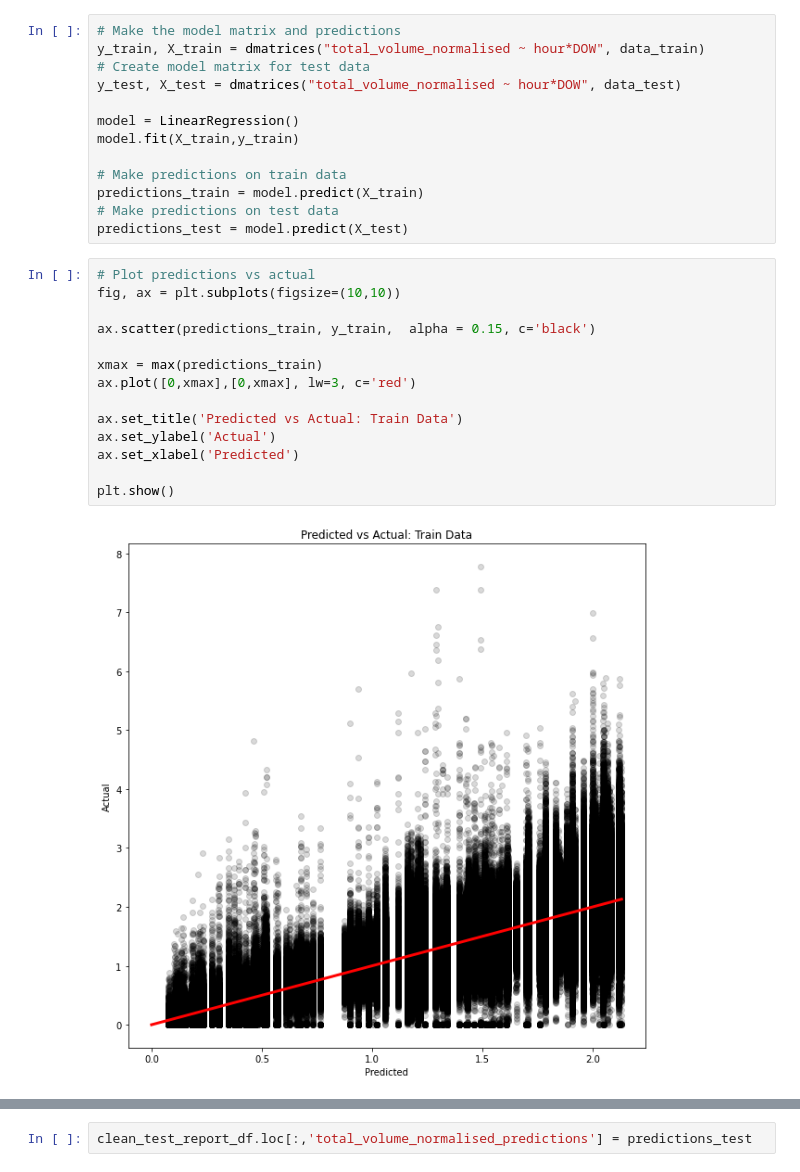
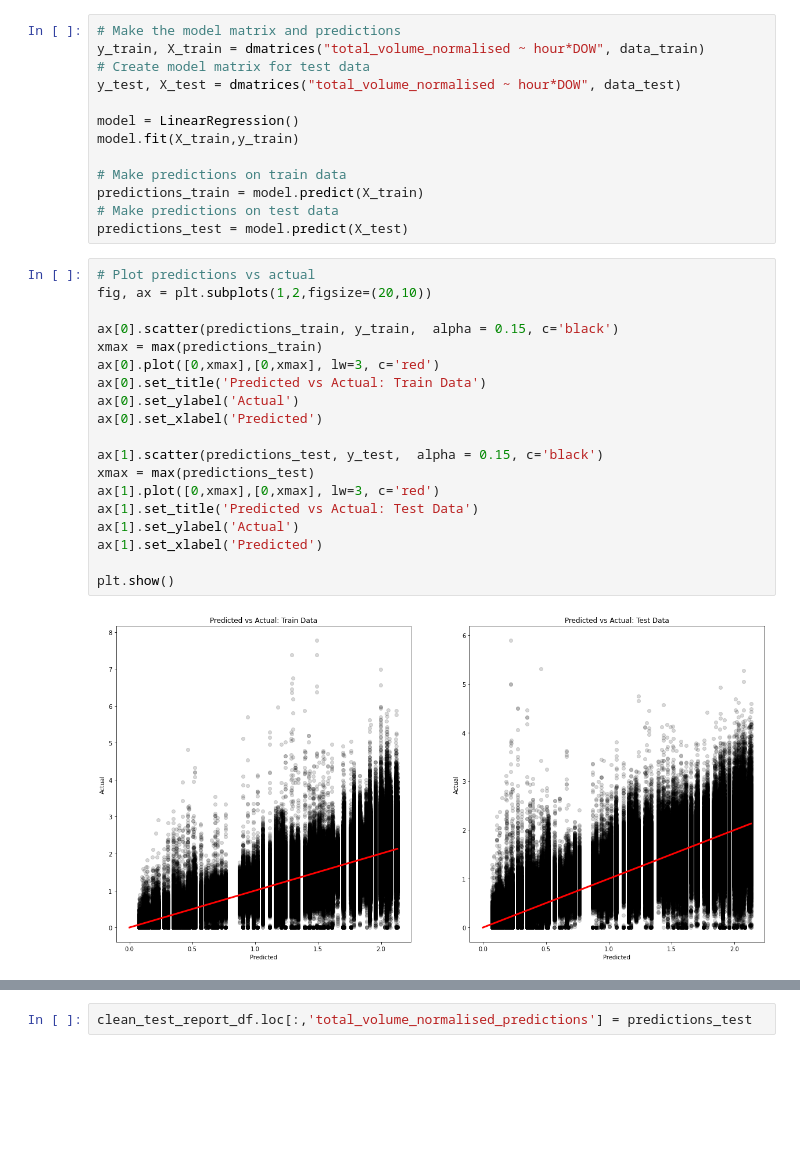
Before and after one commit to JakeRobertBaker/Highways, a Jupyter notebook: Full-Pipeline.ipynb, the cells around one changed output, grey strips where cells are left out. Drawn from its saved outputs; the diff is of its cells as text; blank space fills up the shorter version.

```diff
--- a/Full-Pipeline.ipynb
+++ b/Full-Pipeline.ipynb
@@ -452,17 +491,22 @@ predictions_train = model.predict(X_train)
 predictions_test = model.predict(X_test)
 # %%
 # Plot predictions vs actual
-fig, ax = plt.subplots(figsize=(10,10))
+fig, ax = plt.subplots(1,2,figsize=(20,10))
 
-ax.scatter(predictions_train, y_train,  alpha = 0.15, c='black')
+ax[0].scatter(predictions_train, y_train,  alpha = 0.15, c='black')
+xmax = max(predictions_train)
+ax[0].plot([0,xmax],[0,xmax], lw=3, c='red')
+ax[0].set_title('Predicted vs Actual: Train Data')
+ax[0].set_ylabel('Actual')
+ax[0].set_xlabel('Predicted')
 
-xmax = max(predictions_train)
-ax.plot([0,xmax],[0,xmax], lw=3, c='red')
-
-ax.set_title('Predicted vs Actual: Train Data')
-ax.set_ylabel('Actual')
-ax.set_xlabel('Predicted')
+ax[1].scatter(predictions_test, y_test,  alpha = 0.15, c='black')
+xmax = max(predictions_test)
+ax[1].plot([0,xmax],[0,xmax], lw=3, c='red')
+ax[1].set_title('Predicted vs Actual: Test Data')
+ax[1].set_ylabel('Actual')
+ax[1].set_xlabel('Predicted')
 
 plt.show()
 # %% [output]
-[figure, old version]
+[figure, new version]
```
Also changed, not shown: parts of 6 cells of this notebook.
